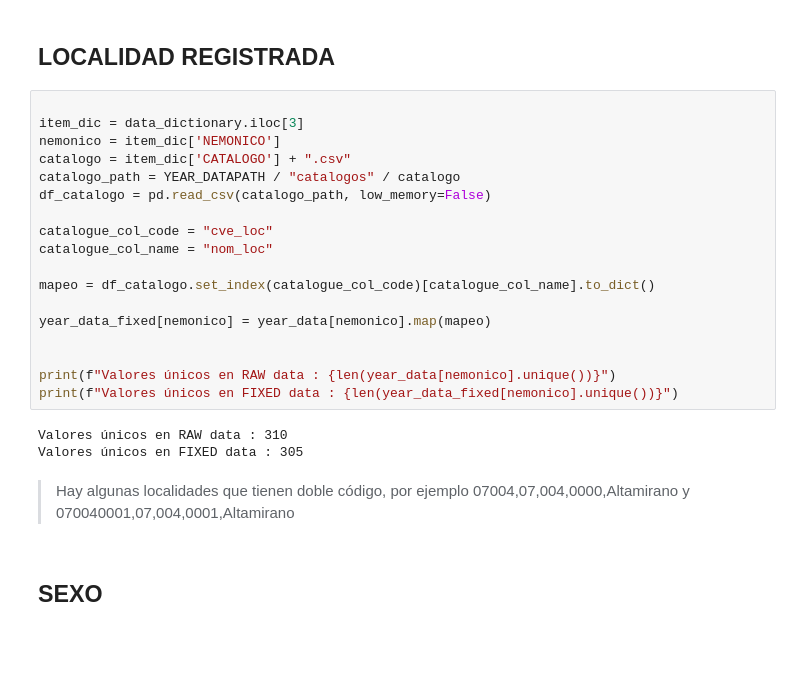
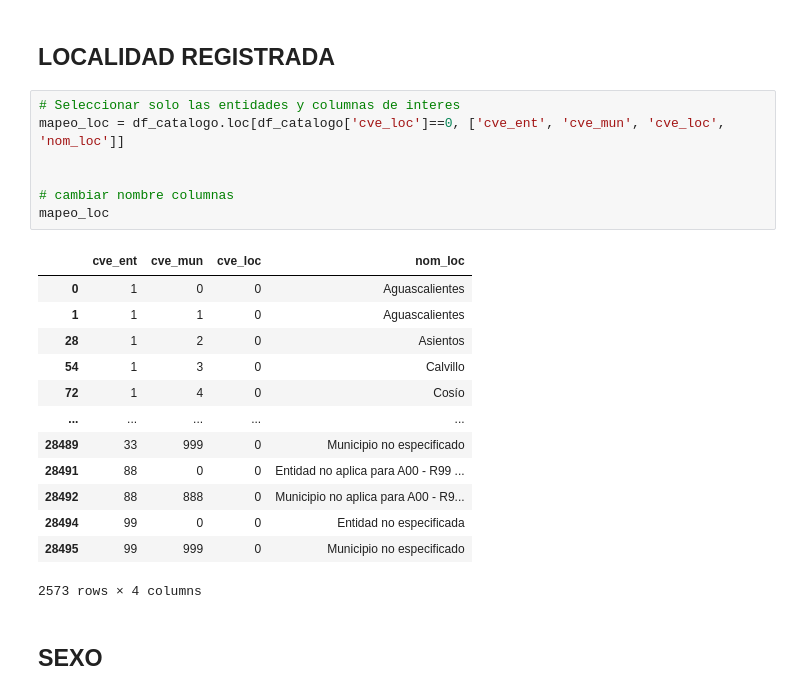
Before and after one commit to Daegas/datos_semisinteticos, a Jupyter notebook: notebooks/edr.ipynb, the cells around one changed output. Saved outputs shown, nothing was run; the diff lists cells and outputs as text; blank space fills up the shorter version.

Commit message:
Organize notebooks and add nombres.ipynb

```diff
--- a/edr.ipynb
+++ b/notebooks/edr.ipynb
@@ -174,28 +160,26 @@ for col in columnas_de_mun:
 # %% [markdown]
 ## LOCALIDAD REGISTRADA
 # %%
-
-item_dic = data_dictionary.iloc[3]
-nemonico = item_dic['NEMONICO']
-catalogo = item_dic['CATALOGO'] + ".csv"
-catalogo_path = YEAR_DATAPATH / "catalogos" / catalogo
-df_catalogo = pd.read_csv(catalogo_path, low_memory=False)
-
-catalogue_col_code = "cve_loc"
-catalogue_col_name = "nom_loc"
-
-mapeo = df_catalogo.set_index(catalogue_col_code)[catalogue_col_name].to_dict()
-
-year_data_fixed[nemonico] = year_data[nemonico].map(mapeo)
+# Seleccionar solo las entidades y columnas de interes
+mapeo_loc = df_catalogo.loc[df_catalogo['cve_loc']==0, ['cve_ent', 'cve_mun', 'cve_loc', 'nom_loc']]
 
 
-print(f"Valores únicos en RAW data : {len(year_data[nemonico].unique())}")
-print(f"Valores únicos en FIXED data : {len(year_data_fixed[nemonico].unique())}")
+# cambiar nombre columnas
+mapeo_loc
 # %% [output]
+|  | cve_ent | cve_mun | cve_loc | nom_loc |
+| 0 | 1 | 0 | 0 | Aguascalientes |
+| 1 | 1 | 1 | 0 | Aguascalientes |
+| 28 | 1 | 2 | 0 | Asientos |
+| 54 | 1 | 3 | 0 | Calvillo |
+| 72 | 1 | 4 | 0 | Cosío |
+| ... | ... | ... | ... | ... |
+| 28489 | 33 | 999 | 0 | Municipio no especificado |
+| 28491 | 88 | 0 | 0 | Entidad no aplica para A00 - R99 ... |
+| 28492 | 88 | 888 | 0 | Municipio no aplica para A00 - R9... |
+| 28494 | 99 | 0 | 0 | Entidad no especificada |
+| 28495 | 99 | 999 | 0 | Municipio no especificado |
-Valores únicos en RAW data : 310
-Valores únicos en FIXED data : 305
+2573 rows × 4 columns
-# %% [markdown]
-> Hay algunas localidades que tienen doble código, por ejemplo 07004,07,004,0000,Altamirano y 070040001,07,004,0001,Altamirano
 # %% [markdown]
 ## SEXO
 # %% [markdown]
```
Also changed, not shown: parts of 11 cells of this notebook, 1 other file.
